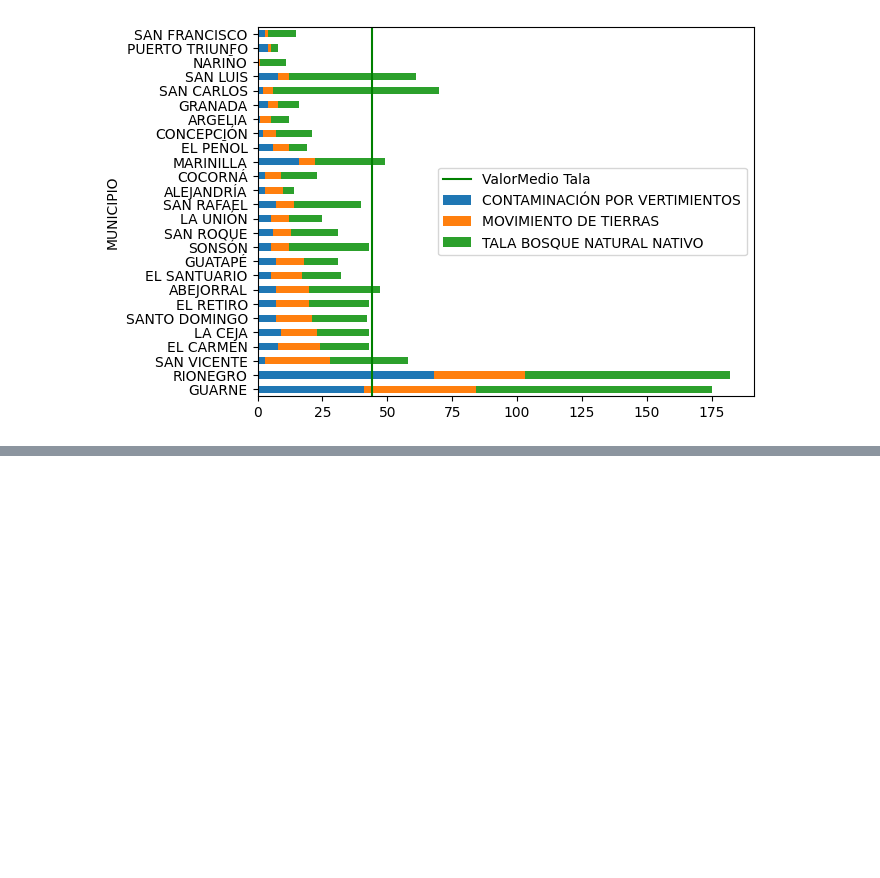
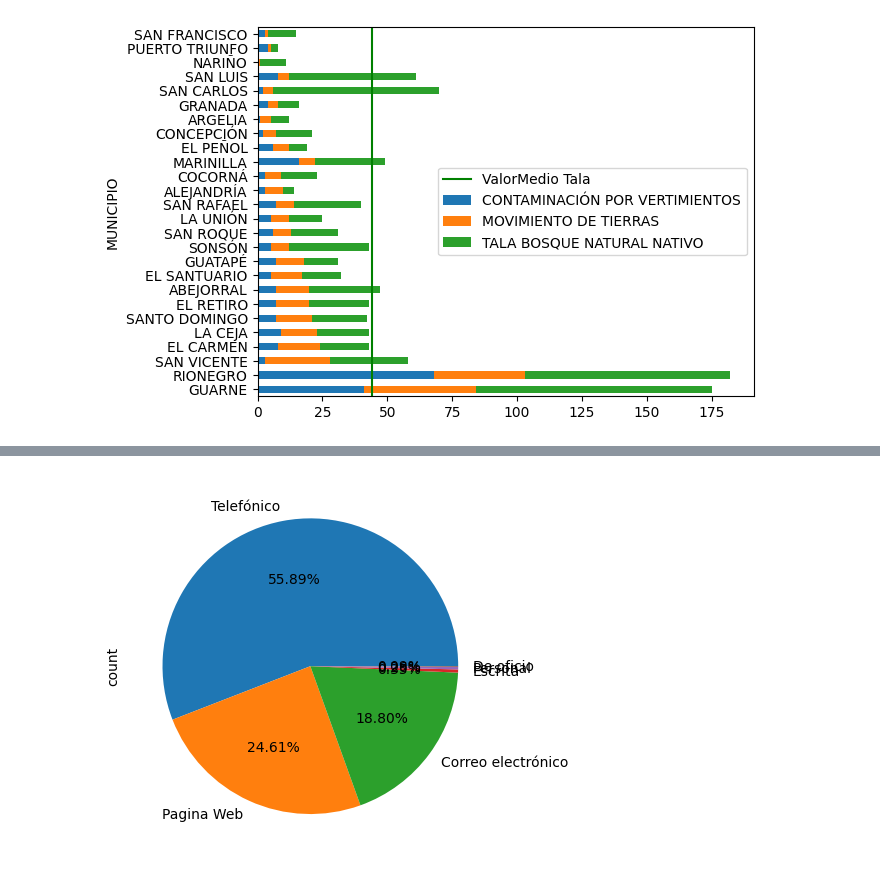
Before and after one commit to asegura4488/CienciaDatos, a Jupyter notebook: Semana4/QuejasAmbientales.ipynb, the cells around one changed output, grey strips where cells are left out. Cells and saved outputs as stored; diff of their text form; code cells hidden in the pictures; blank space fills up the shorter version.

```diff
--- a/Semana4/QuejasAmbientales.ipynb
+++ b/Semana4/QuejasAmbientales.ipynb
@@ -233,0 +270,3 @@ ax.legend()
+# %%
+Counts_reception = pd.value_counts( data['MEDIO DE  RECEPCION'] )
+Counts_reception
@@ -233,0 +283,4 @@ ax.legend()
+# %%
+ax = Counts_reception.plot( kind='pie', autopct='%1.2f%%' )
+# %% [output]
+[figure, added]
```
Also changed, not shown: parts of 4 cells of this notebook.
